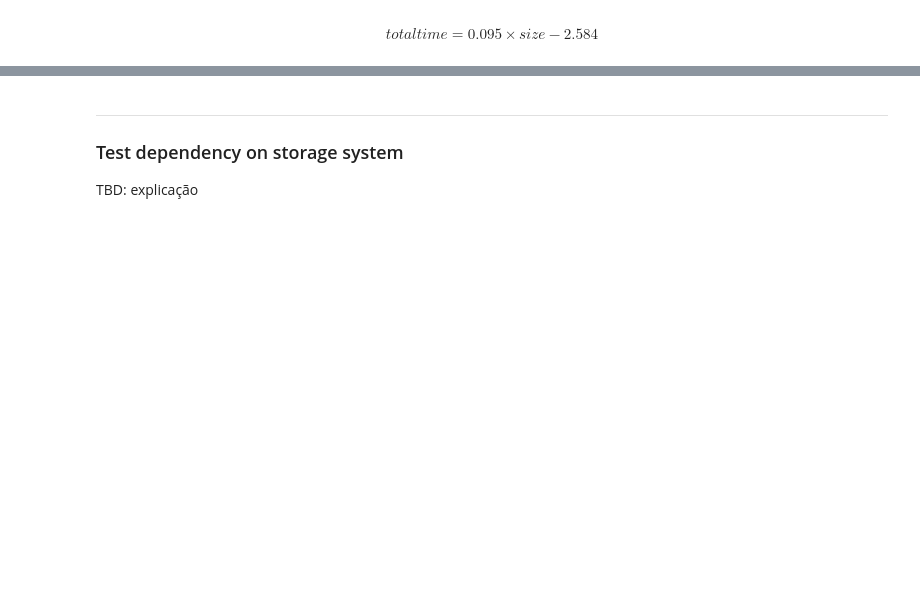
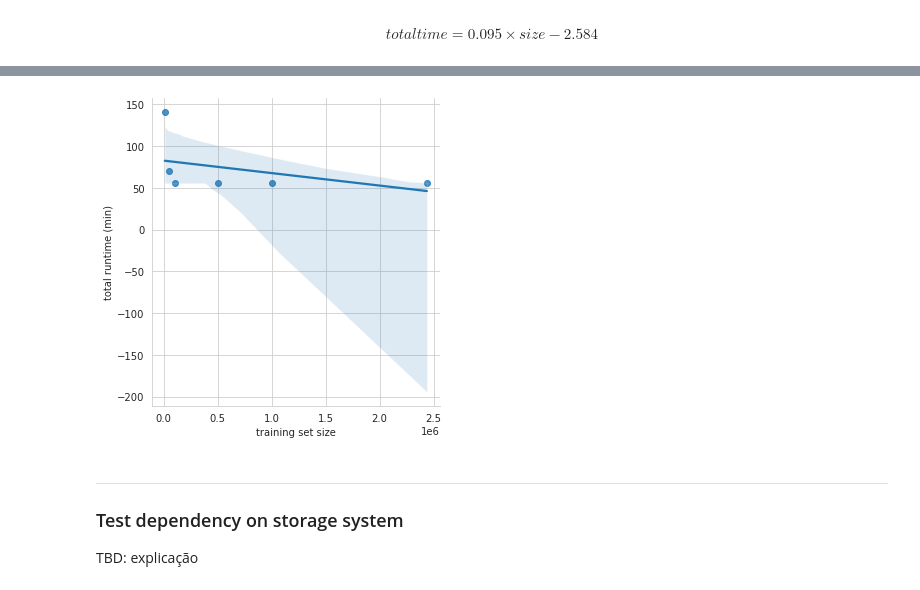
Before and after one commit to linea-it/ic-photoz, a Jupyter notebook: Fase3-PCW23/PZ_Compute_Tests.ipynb, the cells around one changed output, grey strips where cells are left out. Drawn from its saved outputs; the diff is of its cells as text; code cells hidden in the pictures; blank space fills up the shorter version.

```diff
--- a/Fase3-PCW23/PZ_Compute_Tests.ipynb
+++ b/Fase3-PCW23/PZ_Compute_Tests.ipynb
@@ -414,3 +659,18 @@ print(f'BPZ: 20M objects in {round(runtime_predict(20000, "bpz")/60., 1)} hours'
+# %%
+#sns.set_style('whitegrid')
+sns_plot = sns.lmplot(x ='train_set_size', y ='estimate_time', data = df_estimate)
+           #markers =['o', '^'], scatter_kws={"s": 100})#, facet_kws={"legend_out":True})
+# plt.plot(df.query('algorithm == "fzboost"')['size'],
+#          df.query('algorithm == "fzboost"')['total_time'], 'o', ms=3, label='FlexZBoost')
+#plt.plot(x2, y2, '^', label='BPZ')
+plt.xlabel('training set size')
+plt.ylabel('total runtime (min)')
+plt.tight_layout()
+#sns_plot.figure.savefig('linear.png',dpi=300)
+
+#plt.savefig('linear.png')
+# %% [output]
+[figure, added]
 # %% [markdown]
 ---
 ### Test dependency on storage system
```
Also changed, not shown: parts of 47 cells of this notebook.
